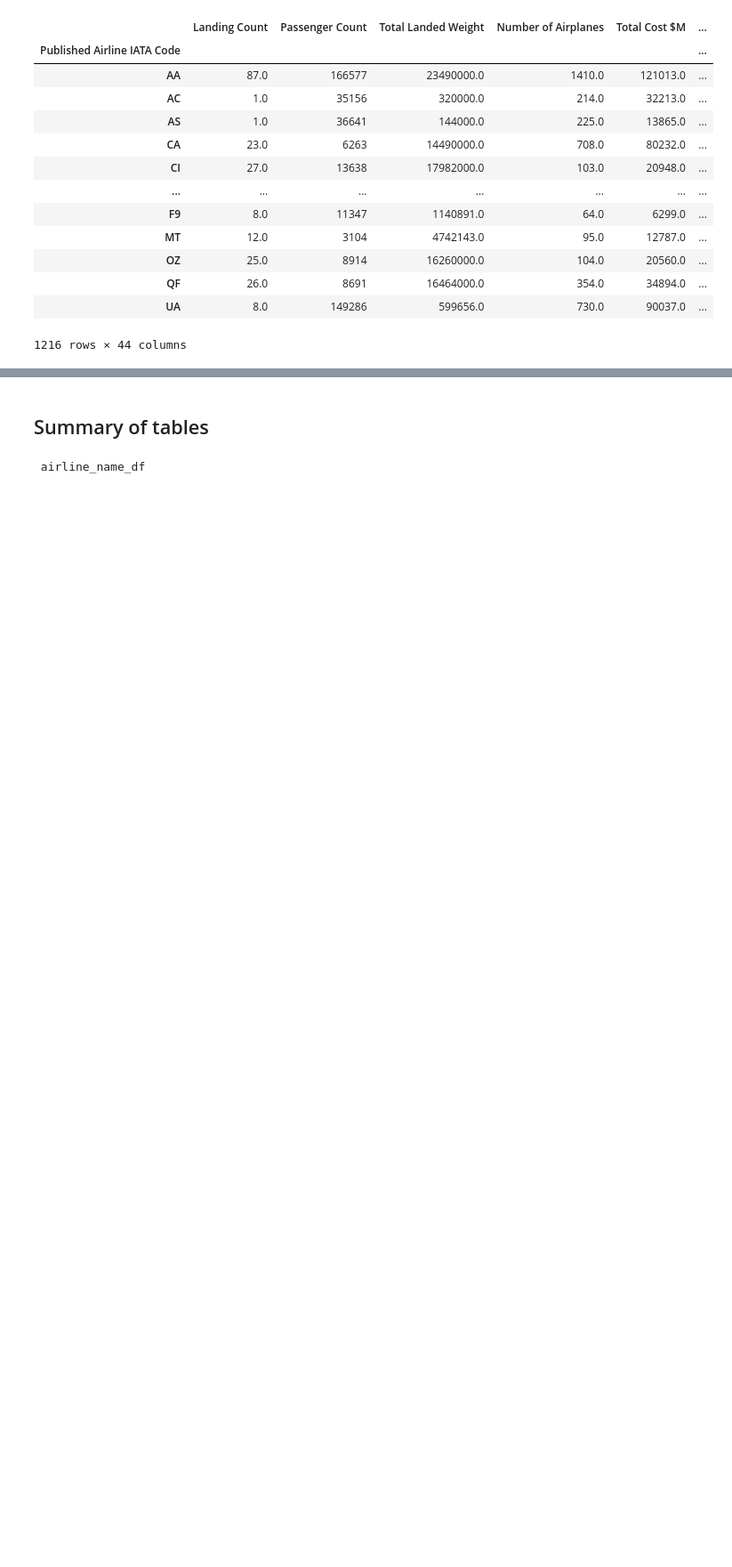
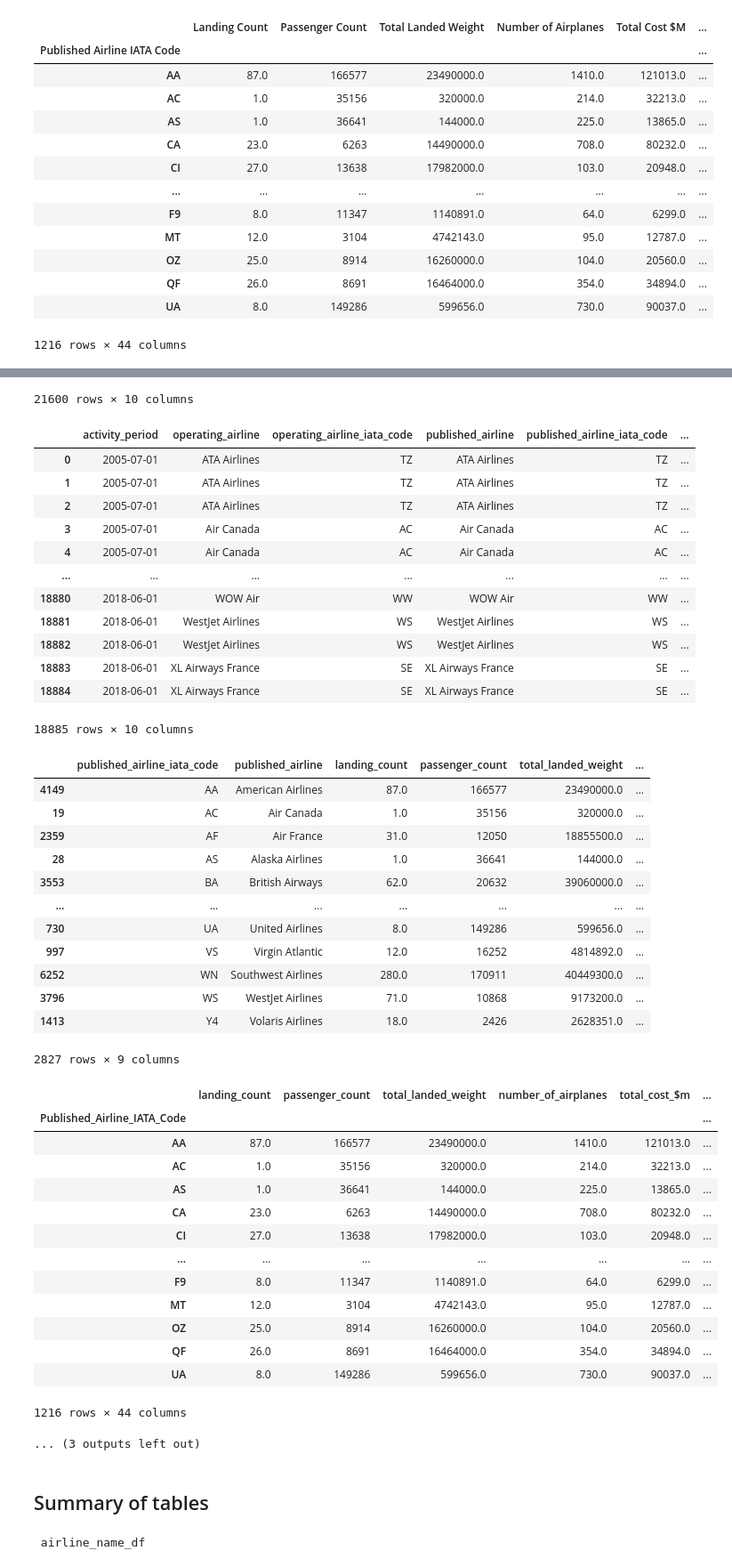
Before and after one commit to Alexlamp/final_project_group1, a Jupyter notebook: Data_ETL.ipynb, the cells around one changed output, grey strips where cells are left out. Shown: that part at 89% size. Saved outputs shown, nothing was run; the diff lists cells and outputs as text; code cells hidden in the pictures; blank space fills up the shorter version.

```diff
--- a/Data_ETL.ipynb
+++ b/Data_ETL.ipynb
@@ -221,0 +224,2 @@ airline_delay_stat
+# %%
+airline_delay_stat_db['unique_carrier'] = airline_delay_stat_db.index
@@ -1095,0 +1144,12 @@ airline_performance
+# %%
+#creating dataframe llist
+dataframe_list = [airline_name_df,airline_fleet_cost,sfo_landing_statistics,sfo_passanger_statistics,sfo_data_no_date,airline_performance,airline_cost_filtered,airline_delay_stat,airline_delay_stat_db]
+# %%
+#preparing dataframes to be uploaded to postregSQL
+#replacing spaces with "_"
+
+for dataframe in dataframe_list:
+    dataframe.columns = dataframe.columns.str.replace(' ', '_')
+    dataframe.columns = map(str.lower, dataframe.columns)
+    display(dataframe)
+# %% [output]
@@ -1096,3 +1194,45 @@ airline_performance
+21600 rows × 10 columns
+|  | activity_period | operating_airline | operating_airline_iata_code | published_airline | published_airline_iata_code | ... |
+| 0 | 2005-07-01 | ATA Airlines | TZ | ATA Airlines | TZ | ... |
+| 1 | 2005-07-01 | ATA Airlines | TZ | ATA Airlines | TZ | ... |
+| 2 | 2005-07-01 | ATA Airlines | TZ | ATA Airlines | TZ | ... |
+| 3 | 2005-07-01 | Air Canada | AC | Air Canada | AC | ... |
+| 4 | 2005-07-01 | Air Canada | AC | Air Canada | AC | ... |
+| ... | ... | ... | ... | ... | ... | ... |
+| 18880 | 2018-06-01 | WOW Air | WW | WOW Air | WW | ... |
+| 18881 | 2018-06-01 | WestJet Airlines | WS | WestJet Airlines | WS | ... |
+| 18882 | 2018-06-01 | WestJet Airlines | WS | WestJet Airlines | WS | ... |
+| 18883 | 2018-06-01 | XL Airways France | SE | XL Airways France | SE | ... |
+| 18884 | 2018-06-01 | XL Airways France | SE | XL Airways France | SE | ... |
+18885 rows × 10 columns
+|  | published_airline_iata_code | published_airline | landing_count | passenger_count | total_landed_weight | ... |
+| 4149 | AA | American Airlines | 87.0 | 166577 | 23490000.0 | ... |
+| 19 | AC | Air Canada | 1.0 | 35156 | 320000.0 | ... |
+| 2359 | AF | Air France | 31.0 | 12050 | 18855500.0 | ... |
+| 28 | AS | Alaska Airlines | 1.0 | 36641 | 144000.0 | ... |
+| 3553 | BA | British Airways | 62.0 | 20632 | 39060000.0 | ... |
+| ... | ... | ... | ... | ... | ... | ... |
+| 730 | UA | United Airlines | 8.0 | 149286 | 599656.0 | ... |
+| 997 | VS | Virgin Atlantic | 12.0 | 16252 | 4814892.0 | ... |
+| 6252 | WN | Southwest Airlines | 280.0 | 170911 | 40449300.0 | ... |
+| 3796 | WS | WestJet Airlines | 71.0 | 10868 | 9173200.0 | ... |
+| 1413 | Y4 | Volaris Airlines | 18.0 | 2426 | 2628351.0 | ... |
+2827 rows × 9 columns
+|  | landing_count | passenger_count | total_landed_weight | number_of_airplanes | total_cost_$m | ... |
+| Published_Airline_IATA_Code |  |  |  |  |  | ... |
+| AA | 87.0 | 166577 | 23490000.0 | 1410.0 | 121013.0 | ... |
+| AC | 1.0 | 35156 | 320000.0 | 214.0 | 32213.0 | ... |
+| AS | 1.0 | 36641 | 144000.0 | 225.0 | 13865.0 | ... |
+| CA | 23.0 | 6263 | 14490000.0 | 708.0 | 80232.0 | ... |
+| CI | 27.0 | 13638 | 17982000.0 | 103.0 | 20948.0 | ... |
+| ... | ... | ... | ... | ... | ... | ... |
+| F9 | 8.0 | 11347 | 1140891.0 | 64.0 | 6299.0 | ... |
+| MT | 12.0 | 3104 | 4742143.0 | 95.0 | 12787.0 | ... |
+| OZ | 25.0 | 8914 | 16260000.0 | 104.0 | 20560.0 | ... |
+| QF | 26.0 | 8691 | 16464000.0 | 354.0 | 34894.0 | ... |
+| UA | 8.0 | 149286 | 599656.0 | 730.0 | 90037.0 | ... |
+1216 rows × 44 columns
+... (3 outputs left out)
 # %%
 path_to_save = os.path.join('airline_performance.csv')
 # %%
```
Also changed, not shown: parts of 30 cells of this notebook.
